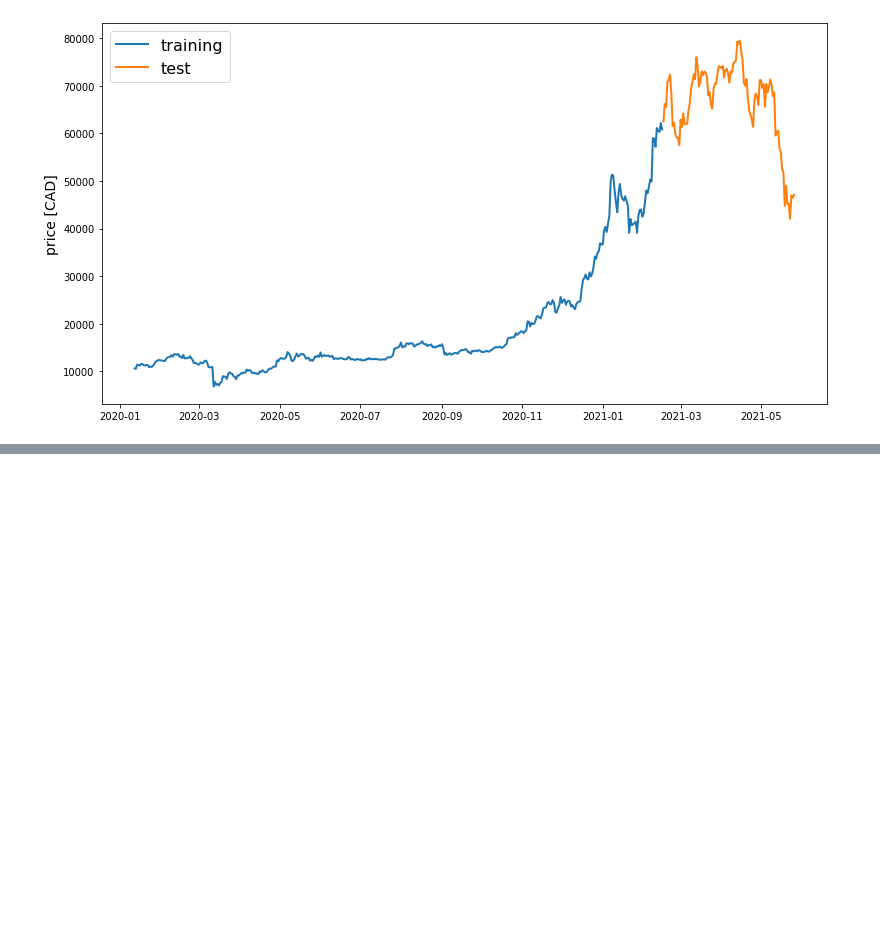
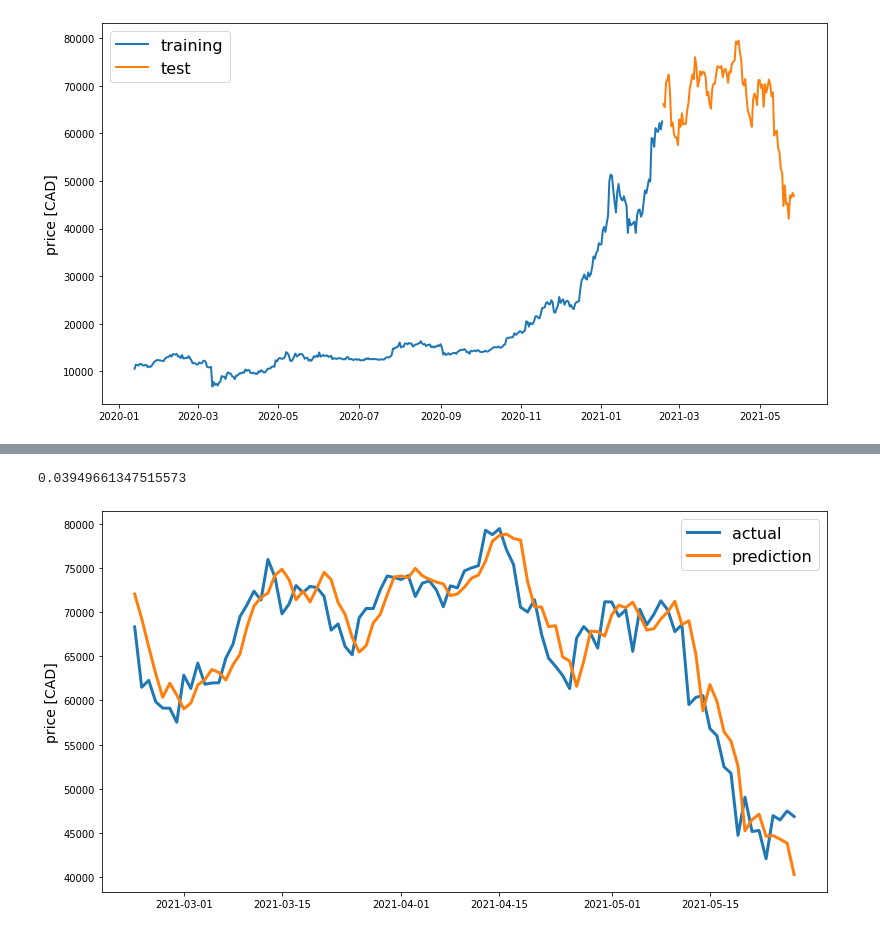
Before and after one commit to chauhanshashwat027/CryptoPrice_Prediction, a Jupyter notebook: Crypto_Price_prediction_using_LSTM.ipynb, the cells around one changed output, grey strips where cells are left out. Saved outputs shown, nothing was run; the diff lists cells and outputs as text; code cells hidden in the pictures; blank space fills up the shorter version.

```diff
--- a/Crypto_Price_prediction_using_LSTM.ipynb
+++ b/Crypto_Price_prediction_using_LSTM.ipynb
@@ -105,0 +105,6 @@ TypeError: ignored
+# %%
+model = build_lstm_model(
+    X_train, output_size=1, neurons=lstm_neurons, dropout=dropout, loss=loss,
+    optimizer=optimizer)
+history = model.fit(
+    X_train, y_train, epochs=epochs, batch_size=batch_size, verbose=1, shuffle=True)
@@ -105,0 +129,12 @@ TypeError: ignored
+# %%
+targets = test[target_col][window_len:]
+preds = model.predict(X_test).squeeze()
+mean_absolute_error(preds, y_test)
+# %% [output]
+0.03949661347515573
+# %%
+preds = test[target_col].values[:-window_len] * (preds + 1)
+preds = pd.Series(index=targets.index, data=preds)
+line_plot(targets, preds, 'actual', 'prediction', lw=3)
+# %% [output]
+[figure, added]
```
Also changed, not shown: parts of 3 cells of this notebook.
